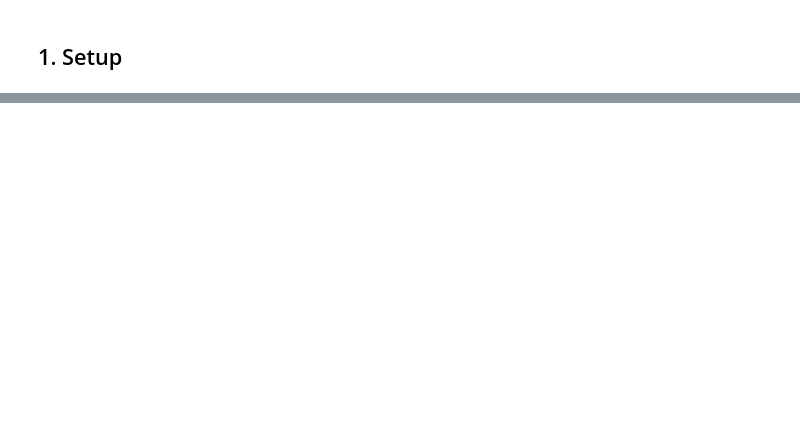
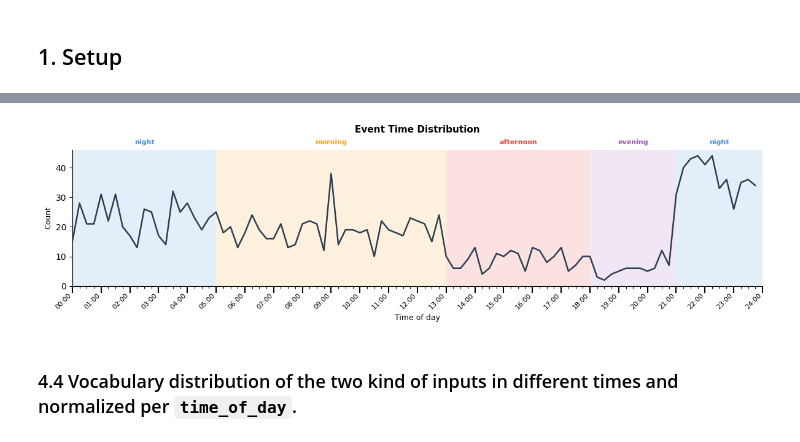
Before and after one commit to lollopelle01/aac-mcp-agent, a Jupyter notebook: annotation/annotation_quality_evaluation.ipynb, the cells around one changed output, grey strips where cells are left out. Cells and saved outputs as stored; diff of their text form; code cells hidden in the pictures; blank space fills up the shorter version.

```diff
--- a/annotation/annotation_quality_evaluation.ipynb
+++ b/annotation/annotation_quality_evaluation.ipynb
@@ -748,0 +269,48 @@ print('=' * 60)
+# %%
+import matplotlib.transforms as mtransforms
+
+_SLOT_RANGES = [
+    ("night",     0,   5,  "#4A90D9"),
+    ("morning",   5,  13,  "#F5A623"),
+    ("afternoon", 13, 18,  "#E8423A"),
+    ("evening",   18, 21,  "#9B59B6"),
+    ("night",     21, 24,  "#4A90D9"),
+]
+
+parsed  = pd.to_datetime(_df['event_time'], errors='coerce')
+minutes = parsed.dt.hour * 60 + parsed.dt.minute
+counts  = minutes.value_counts().sort_index()
+
+fig, ax = plt.subplots(figsize=(12, 3.5))
+ax.plot(counts.index.values, counts.values, linewidth=1.8, color='#2c3e50')
+ax.set_xlim(0, 1440)
+
+# the MM where generated each 15 mins
+tick_pos    = np.arange(0, 1441, 15)
+tick_labels = [f"{m//60:02d}:00" if m % 60 == 0 else "" for m in tick_pos]
+ax.set_xticks(tick_pos)
+ax.set_xticklabels(tick_labels, rotation=45, ha='right', fontsize=8)
+for tick in ax.xaxis.get_major_ticks():
+    is_hour = tick.get_loc() % 60 == 0
+    tick.tick1line.set_markersize(8 if is_hour else 3)
+    tick.tick1line.set_markeredgewidth(1.5 if is_hour else 0.8)
+
+# times of day colored
+trans = mtransforms.blended_transform_factory(ax.transData, ax.transAxes)
+for name, start, end, color in _SLOT_RANGES:
+    ax.axvspan(start * 60, end * 60, alpha=0.15, color=color, linewidth=0)
+    ax.text((start + end) / 2 * 60, 1.03, name,
+            transform=trans, ha='center', va='bottom',
+            fontsize=8, fontweight='bold', color=color, clip_on=False)
+
+ax.set_title('Event Time Distribution', fontsize=11, fontweight='bold', pad=20)
+ax.set_xlabel('Time of day', fontsize=9)
+ax.set_ylabel('Count', fontsize=9)
+ax.yaxis.set_major_formatter(mticker.FuncFormatter(lambda v, _: f'{v:,.0f}'))
+ax.spines[['top', 'right']].set_visible(False)
+plt.tight_layout()
+plt.show()
+# %% [output]
+[figure, added]
+# %% [markdown]
+### 4.4 Vocabulary distribution of the two kind of inputs in different times and normalized per `time_of_day`.
```
Also changed, not shown: parts of 76 cells of this notebook, 1 other file.
